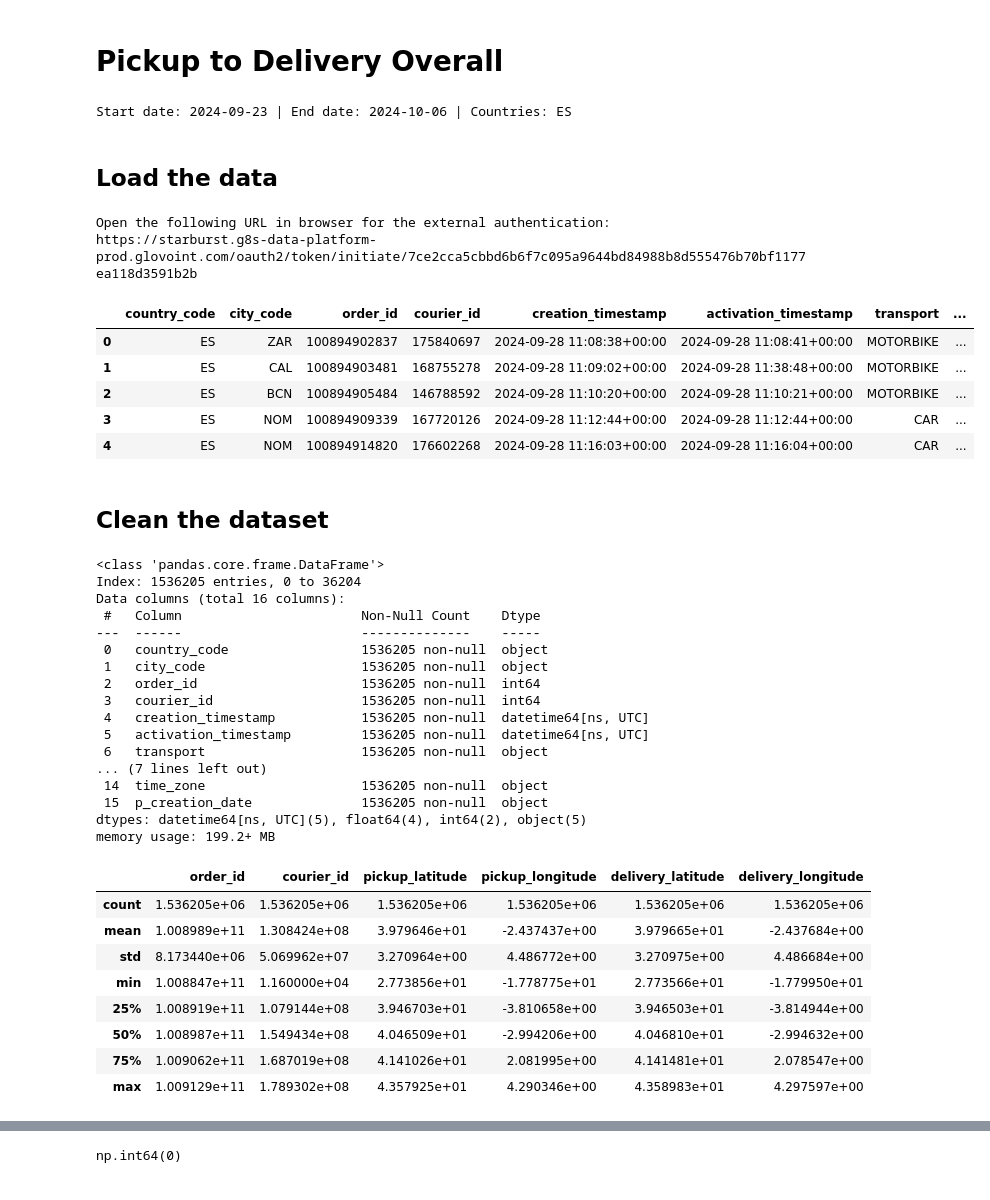
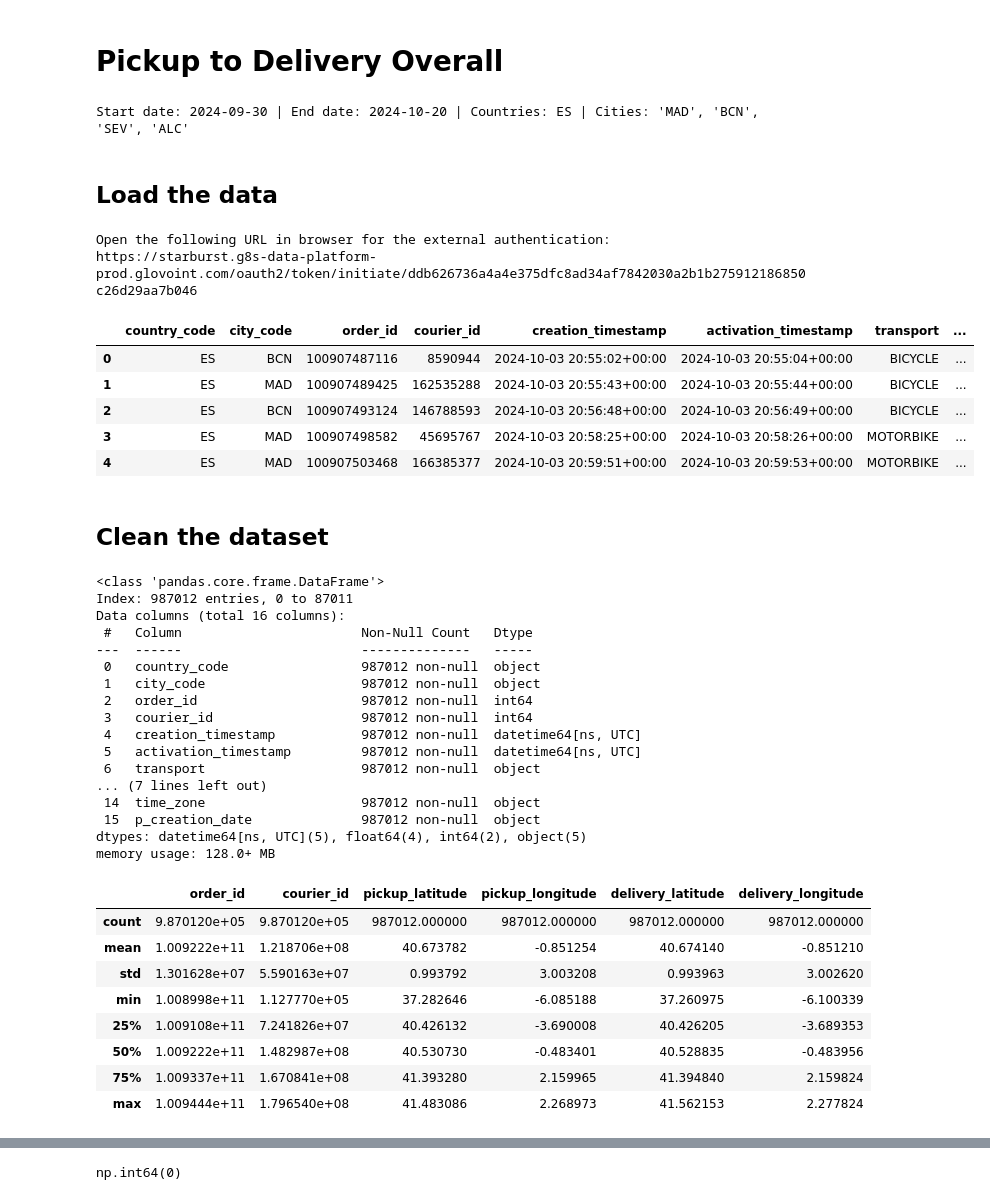
Before and after one commit to AngieC96/pickup-to-delivery-overall, a Jupyter notebook: PDO.ipynb, the cells around one changed output, grey strips where cells are left out. Drawn from its saved outputs; the diff is of its cells as text; code cells hidden in the pictures.

```diff
--- a/PDO.ipynb
+++ b/PDO.ipynb
@@ -26,15 +26,17 @@ datalake_connection = qr.create_connection(db='datalake')
 start_date = parameters_config['start_date']
 end_date = parameters_config['end_date']
 country_code = parameters_config['country_code']
+cities = parameters_config['cities']
 
-print(f'Start date: {start_date} | End date: {end_date} | Countries: {country_code}')
+print(f'Start date: {start_date} | End date: {end_date} | Countries: {country_code} | Cities: {cities}')
 # %% [output]
-Start date: 2024-09-23 | End date: 2024-10-06 | Countries: ES
+Start date: 2024-09-30 | End date: 2024-10-20 | Countries: ES | Cities: 'MAD', 'BCN', 'SEV', 'ALC'
 # %%
 parameters = {
     'start_date': start_date,
     'end_date': end_date,
-    'country_code': country_code
+    'country_code': country_code,
+    'cities': cities
 }
 # %% [markdown]
 ## Load the data
@@ -48,73 +50,74 @@ SELECT
     olf.order_created_local_datetime                 AS creation_timestamp,
     olf.order_activated_local_datetime               AS activation_timestamp,
     olf.courier_transport                            AS transport,
     olf.order_picked_up_local_datetime               AS pickup_timestamp,
     olf.order_delivered_local_datetime               AS delivery_timestamp,
     olf.order_pickup_latitude                        AS pickup_latitude,
     olf.order_pickup_longitude                       AS pickup_longitude,
     olf.order_delivery_latitude                      AS delivery_latitude,
     olf.order_delivery_longitude                     AS delivery_longitude,
     olf.order_arrival_to_delivery_local_datetime     AS delivery_entering_timestamp,
     olf.order_time_zone                              AS time_zone,
     olf.p_creation_date
 FROM delta.courier_routing_courier_ml_features_odp.order_level_features AS olf
 WHERE order_final_status = 'DeliveredStatus'
     AND order_number_of_assignments = 1
     AND order_bundle_index IS NULL
     AND p_creation_date >= DATE '[start_date]' AND p_creation_date < DATE '[end_date]'
     AND country_code IN ('[country_code]')
+    AND city_code IN ([cities])
 '''
 
 query = qr.Query(base_query_path, query_name, datalake_connection, parameters_dict=parameters, query_from_file = False)
 
 df = query.run()
 df = df.fillna(value=np.nan)
 
 data = df.copy()
 data.head()
 # %% [output]
 Open the following URL in browser for the external authentication:
-https://starburst.g8s-data-platform-prod.glovoint.com/oauth2/token/initiate/7ce2cca5cbbd6b6f7c095a9644bd84988b8d555476b70bf1177ea118d3591b2b
+https://starburst.g8s-data-platform-prod.glovoint.com/oauth2/token/initiate/ddb626736a4a4e375dfc8ad34af7842030a2b1b275912186850c26d29aa7b046
 |  | country_code | city_code | order_id | courier_id | creation_timestamp | activation_timestamp | transport | ... |
-| 0 | ES | ZAR | 100894902837 | 175840697 | 2024-09-28 11:08:38+00:00 | 2024-09-28 11:08:41+00:00 | MOTORBIKE | ... |
-| 1 | ES | CAL | 100894903481 | 168755278 | 2024-09-28 11:09:02+00:00 | 2024-09-28 11:38:48+00:00 | MOTORBIKE | ... |
-| 2 | ES | BCN | 100894905484 | 146788592 | 2024-09-28 11:10:20+00:00 | 2024-09-28 11:10:21+00:00 | MOTORBIKE | ... |
-| 3 | ES | NOM | 100894909339 | 167720126 | 2024-09-28 11:12:44+00:00 | 2024-09-28 11:12:44+00:00 | CAR | ... |
-| 4 | ES | NOM | 100894914820 | 176602268 | 2024-09-28 11:16:03+00:00 | 2024-09-28 11:16:04+00:00 | CAR | ... |
+| 0 | ES | BCN | 100907487116 | 8590944 | 2024-10-03 20:55:02+00:00 | 2024-10-03 20:55:04+00:00 | BICYCLE | ... |
+| 1 | ES | MAD | 100907489425 | 162535288 | 2024-10-03 20:55:43+00:00 | 2024-10-03 20:55:44+00:00 | BICYCLE | ... |
+| 2 | ES | BCN | 100907493124 | 146788593 | 2024-10-03 20:56:48+00:00 | 2024-10-03 20:56:49+00:00 | BICYCLE | ... |
+| 3 | ES | MAD | 100907498582 | 45695767 | 2024-10-03 20:58:25+00:00 | 2024-10-03 20:58:26+00:00 | MOTORBIKE | ... |
+| 4 | ES | MAD | 100907503468 | 166385377 | 2024-10-03 20:59:51+00:00 | 2024-10-03 20:59:53+00:00 | MOTORBIKE | ... |
 # %% [markdown]
 ## Clean the dataset
 # %%
 data.info()
 # %% [output]
 <class 'pandas.core.frame.DataFrame'>
-Index: 1536205 entries, 0 to 36204
+Index: 987012 entries, 0 to 87011
 Data columns (total 16 columns):
- #   Column                       Non-Null Count    Dtype
----  ------                       --------------    -----
- 0   country_code                 1536205 non-null  object
- 1   city_code                    1536205 non-null  object
- 2   order_id                     1536205 non-null  int64
- 3   courier_id                   1536205 non-null  int64
- 4   creation_timestamp           1536205 non-null  datetime64[ns, UTC]
- 5   activation_timestamp         1536205 non-null  datetime64[ns, UTC]
- 6   transport                    1536205 non-null  object
+ #   Column                       Non-Null Count   Dtype
+---  ------                       --------------   -----
+ 0   country_code                 987012 non-null  object
+ 1   city_code                    987012 non-null  object
+ 2   order_id                     987012 non-null  int64
+ 3   courier_id                   987012 non-null  int64
+ 4   creation_timestamp           987012 non-null  datetime64[ns, UTC]
+ 5   activation_timestamp         987012 non-null  datetime64[ns, UTC]
+ 6   transport                    987012 non-null  object
 ... (7 lines left out)
- 14  time_zone                    1536205 non-null  object
- 15  p_creation_date              1536205 non-null  object
+ 14  time_zone                    987012 non-null  object
+ 15  p_creation_date              987012 non-null  object
 dtypes: datetime64[ns, UTC](5), float64(4), int64(2), object(5)
-memory usage: 199.2+ MB
+memory usage: 128.0+ MB
 # %%
 data.describe()
 # %% [output]
 |  | order_id | courier_id | pickup_latitude | pickup_longitude | delivery_latitude | delivery_longitude |
-| count | 1.536205e+06 | 1.536205e+06 | 1.536205e+06 | 1.536205e+06 | 1.536205e+06 | 1.536205e+06 |
-| mean | 1.008989e+11 | 1.308424e+08 | 3.979646e+01 | -2.437437e+00 | 3.979665e+01 | -2.437684e+00 |
-| std | 8.173440e+06 | 5.069962e+07 | 3.270964e+00 | 4.486772e+00 | 3.270975e+00 | 4.486684e+00 |
-| min | 1.008847e+11 | 1.160000e+04 | 2.773856e+01 | -1.778775e+01 | 2.773566e+01 | -1.779950e+01 |
-| 25% | 1.008919e+11 | 1.079144e+08 | 3.946703e+01 | -3.810658e+00 | 3.946503e+01 | -3.814944e+00 |
-| 50% | 1.008987e+11 | 1.549434e+08 | 4.046509e+01 | -2.994206e+00 | 4.046810e+01 | -2.994632e+00 |
-| 75% | 1.009062e+11 | 1.687019e+08 | 4.141026e+01 | 2.081995e+00 | 4.141481e+01 | 2.078547e+00 |
-| max | 1.009129e+11 | 1.789302e+08 | 4.357925e+01 | 4.290346e+00 | 4.358983e+01 | 4.297597e+00 |
+| count | 9.870120e+05 | 9.870120e+05 | 987012.000000 | 987012.000000 | 987012.000000 | 987012.000000 |
+| mean | 1.009222e+11 | 1.218706e+08 | 40.673782 | -0.851254 | 40.674140 | -0.851210 |
+| std | 1.301628e+07 | 5.590163e+07 | 0.993792 | 3.003208 | 0.993963 | 3.002620 |
+| min | 1.008998e+11 | 1.127770e+05 | 37.282646 | -6.085188 | 37.260975 | -6.100339 |
+| 25% | 1.009108e+11 | 7.241826e+07 | 40.426132 | -3.690008 | 40.426205 | -3.689353 |
+| 50% | 1.009222e+11 | 1.482987e+08 | 40.530730 | -0.483401 | 40.528835 | -0.483956 |
+| 75% | 1.009337e+11 | 1.670841e+08 | 41.393280 | 2.159965 | 41.394840 | 2.159824 |
+| max | 1.009444e+11 | 1.796540e+08 | 41.483086 | 2.268973 | 41.562153 | 2.277824 |
 # %%
 # Check for missing values
 data.isnull().sum()
```
Also changed, not shown: parts of 26 cells of this notebook, 2 other files.
